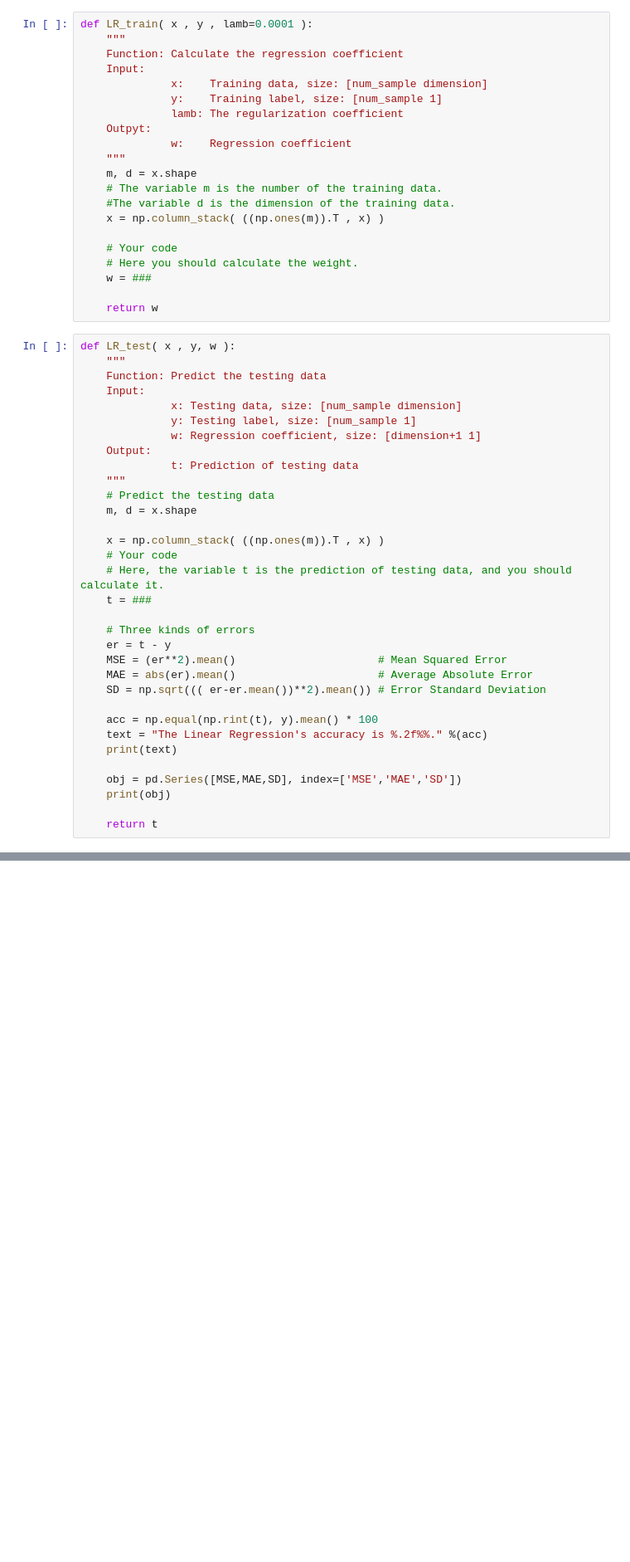
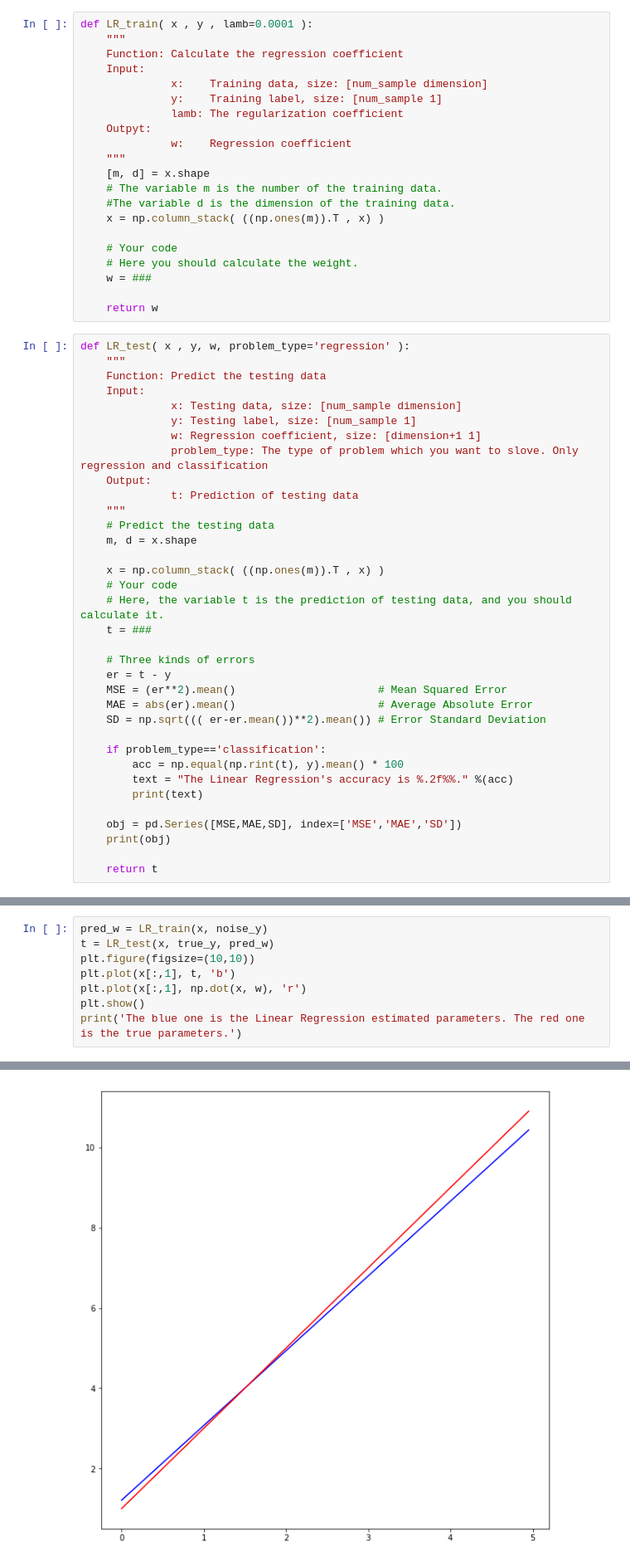
Before and after one commit to yuwoliang/Summer-School, a Jupyter notebook: Linear_Regression.ipynb, the cells around one changed output, grey strips where cells are left out. Shown: that part at 83% size. Saved outputs shown, nothing was run; the diff lists cells and outputs as text; blank space fills up the shorter version.

Commit message:
Linear Regression

```diff
--- a/Linear_Regression.ipynb
+++ b/Linear_Regression.ipynb
@@ -20,7 +21,7 @@ def LR_train( x , y , lamb=0.0001 ):
     Outpyt:
               w:    Regression coefficient
     """
-    m, d = x.shape
+    [m, d] = x.shape
     # The variable m is the number of the training data.
     #The variable d is the dimension of the training data.
     x = np.column_stack( ((np.ones(m)).T , x) )
@@ -31,13 +32,14 @@ def LR_train( x , y , lamb=0.0001 ):
 
     return w
 # %%
-def LR_test( x , y, w ):
+def LR_test( x , y, w, problem_type='regression' ):
     """
     Function: Predict the testing data
     Input:
               x: Testing data, size: [num_sample dimension]
               y: Testing label, size: [num_sample 1]
               w: Regression coefficient, size: [dimension+1 1]
+              problem_type: The type of problem which you want to slove. Only regression and classification
     Output:
               t: Prediction of testing data
     """
@@ -55,9 +57,10 @@ def LR_test( x , y, w ):
     MAE = abs(er).mean()                      # Average Absolute Error
     SD = np.sqrt((( er-er.mean())**2).mean()) # Error Standard Deviation
 
-    acc = np.equal(np.rint(t), y).mean() * 100
-    text = "The Linear Regression's accuracy is %.2f%%." %(acc)
-    print(text)
+    if problem_type=='classification':
+        acc = np.equal(np.rint(t), y).mean() * 100
+        text = "The Linear Regression's accuracy is %.2f%%." %(acc)
+        print(text)
 
     obj = pd.Series([MSE,MAE,SD], index=['MSE','MAE','SD'])
     print(obj)
@@ -65,0 +83,9 @@ def LR_test( x , y, w ):
+# %%
+pred_w = LR_train(x, noise_y)
+t = LR_test(x, true_y, pred_w)
+plt.figure(figsize=(10,10))
+plt.plot(x[:,1], t, 'b')
+plt.plot(x[:,1], np.dot(x, w), 'r')
+plt.show()
+print('The blue one is the Linear Regression estimated parameters. The red one is the true parameters.')
+# %% [output]
@@ -65,0 +96 @@ def LR_test( x , y, w ):
+[figure, added]
```
Also changed, not shown: parts of 5 cells of this notebook.
